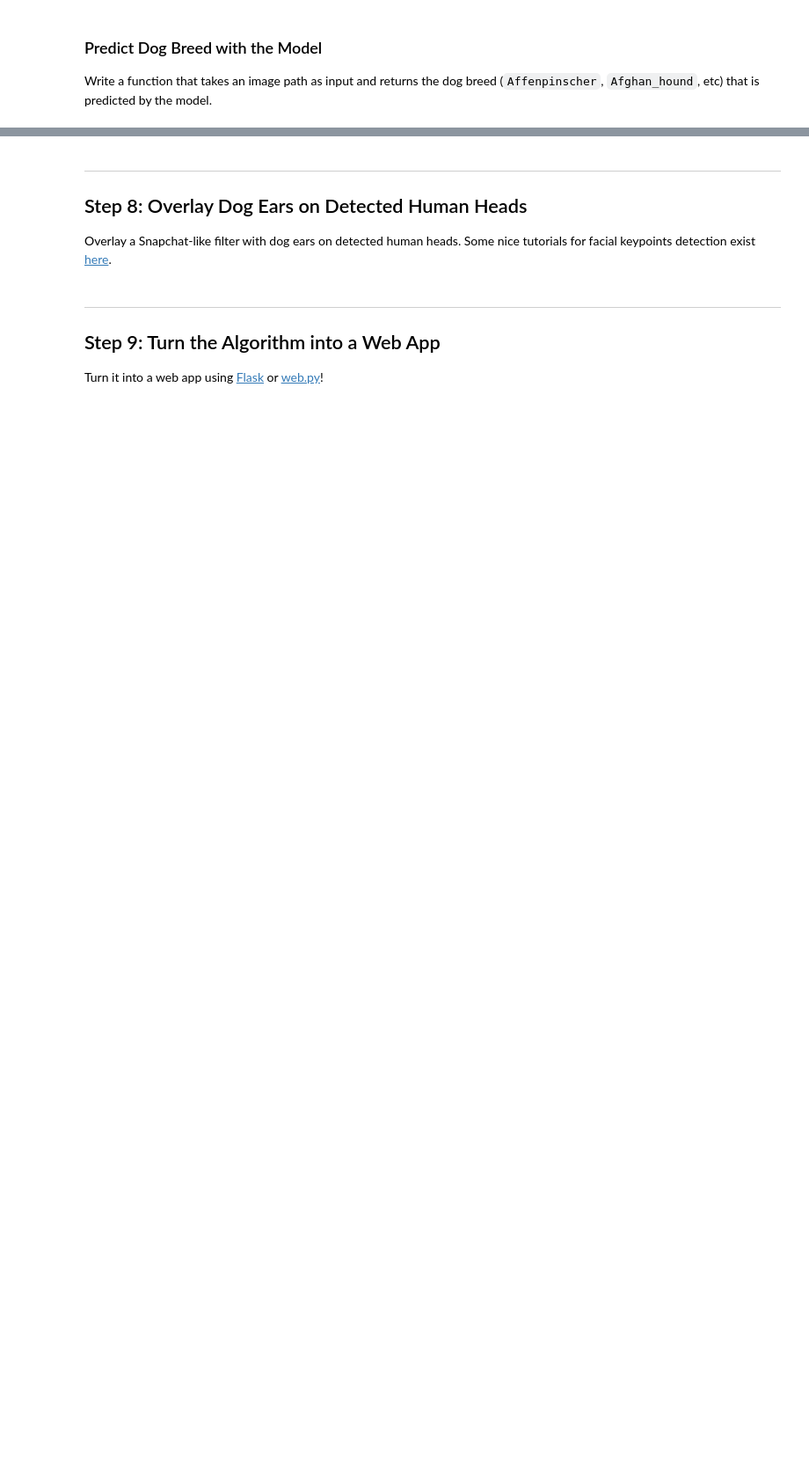
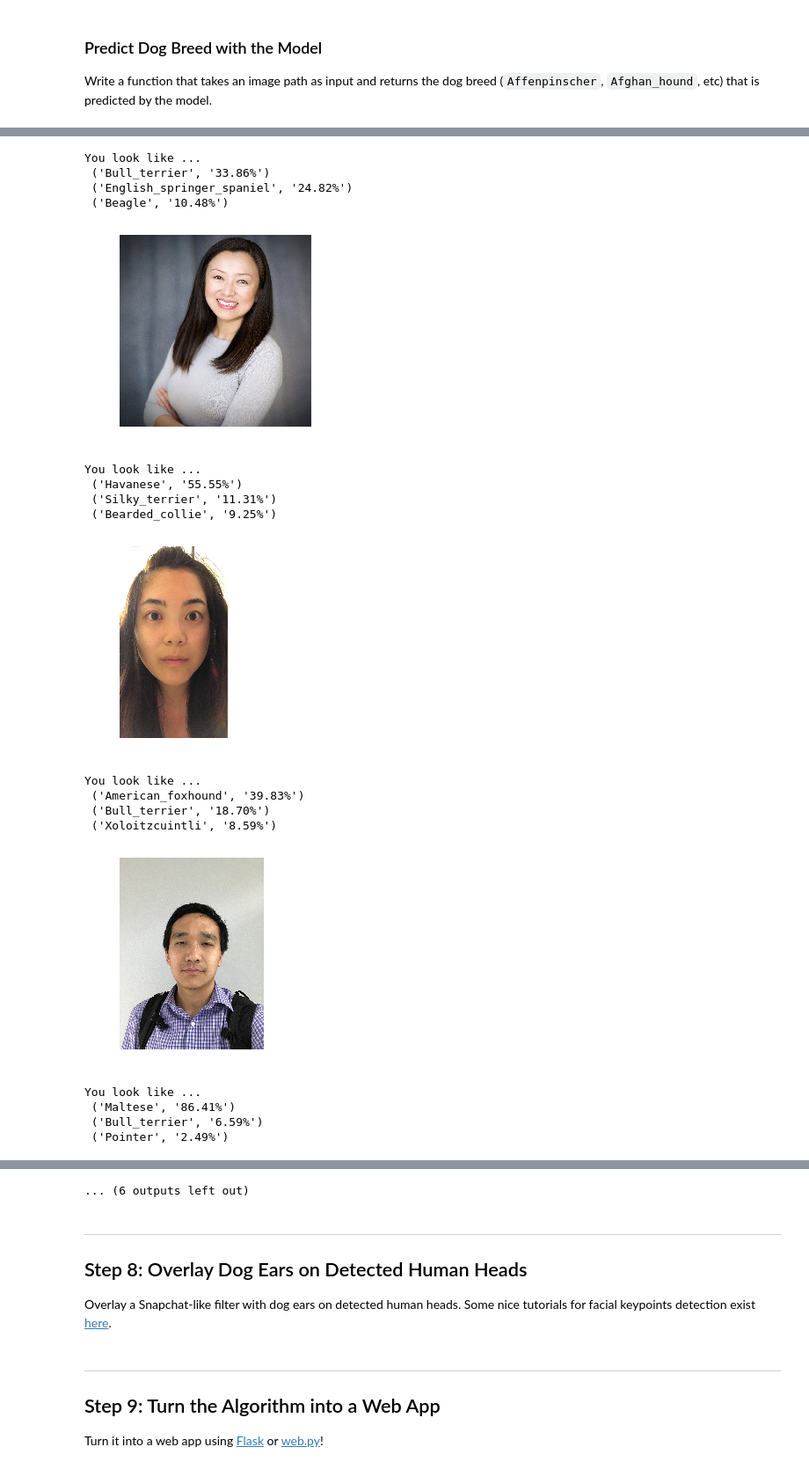
Before and after one commit to LuLi0077/AI, a Jupyter notebook: Dog_Breed_Classifier/dog_breed_classifier.ipynb, the cells around one changed output, grey strips where cells are left out. Shown at 88% size. Saved outputs shown, nothing was run; the diff lists cells and outputs as text; code cells hidden in the pictures; blank space fills up the shorter version.

```diff
--- a/Dog_Breed_Classifier/dog_breed_classifier.ipynb
+++ b/Dog_Breed_Classifier/dog_breed_classifier.ipynb
@@ -678,0 +638,30 @@ __Answer:__
+# %%
+dog_breed('images/image1.JPG')
+dog_breed('images/image2.JPG')
+dog_breed('images/image3.JPG')
+dog_breed('images/image4.JPG')
+dog_breed('images/image5.JPG')
+dog_breed('images/image6.JPG')
+dog_breed('images/image7.JPG')
+dog_breed('images/image8.png')
+dog_breed('images/image9.JPG')
+# %% [output]
+You look like ...
+ ('Bull_terrier', '33.86%')
+ ('English_springer_spaniel', '24.82%')
+ ('Beagle', '10.48%')
+[figure, added]
+You look like ...
+ ('Havanese', '55.55%')
+ ('Silky_terrier', '11.31%')
+ ('Bearded_collie', '9.25%')
+[figure, added]
+You look like ...
+ ('American_foxhound', '39.83%')
+ ('Bull_terrier', '18.70%')
+ ('Xoloitzcuintli', '8.59%')
+[figure, added]
+You look like ...
+ ('Maltese', '86.41%')
+ ('Bull_terrier', '6.59%')
+ ('Pointer', '2.49%')
@@ -679,3 +679,4 @@ __Answer:__
+... (6 outputs left out)
 # %% [markdown]
 ---
 <a id='step8'></a>
```
Also changed, not shown: parts of 24 cells of this notebook, 12 other files.
